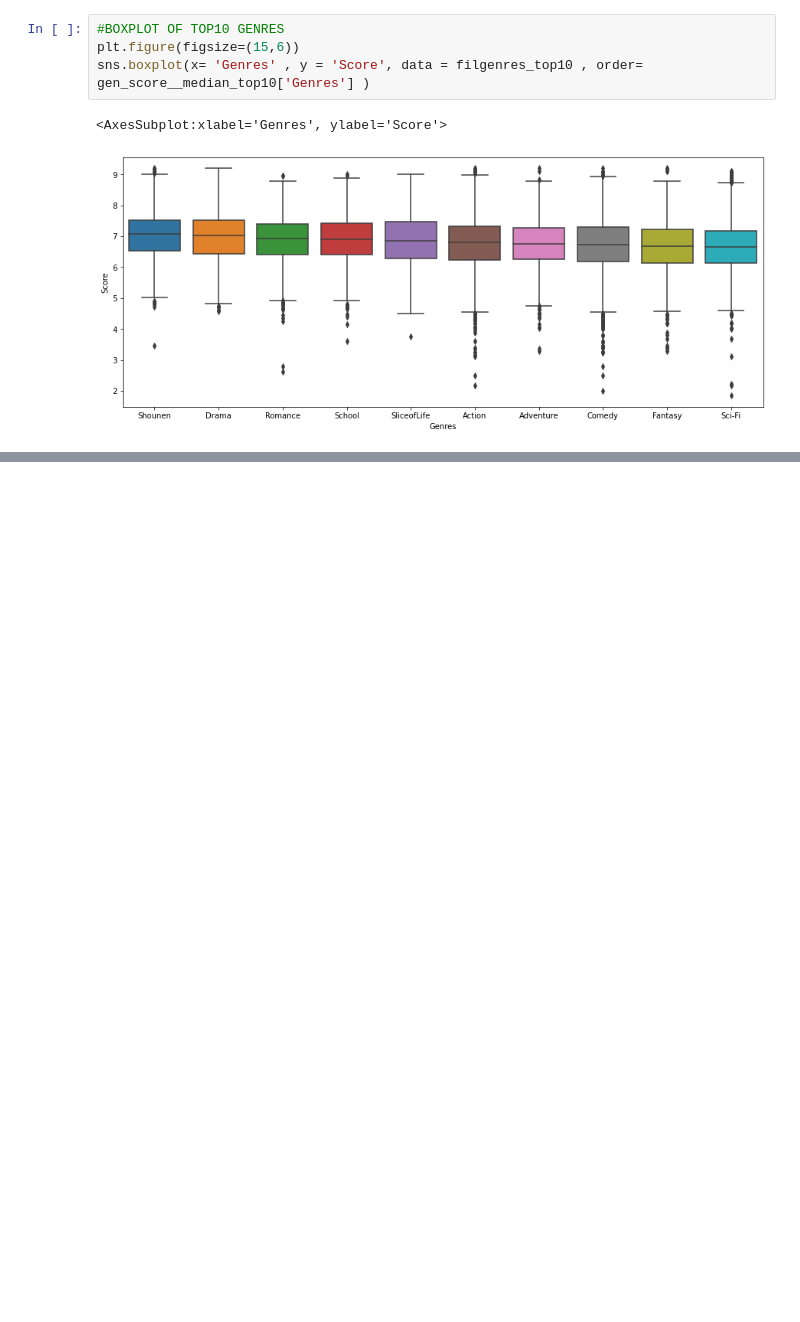
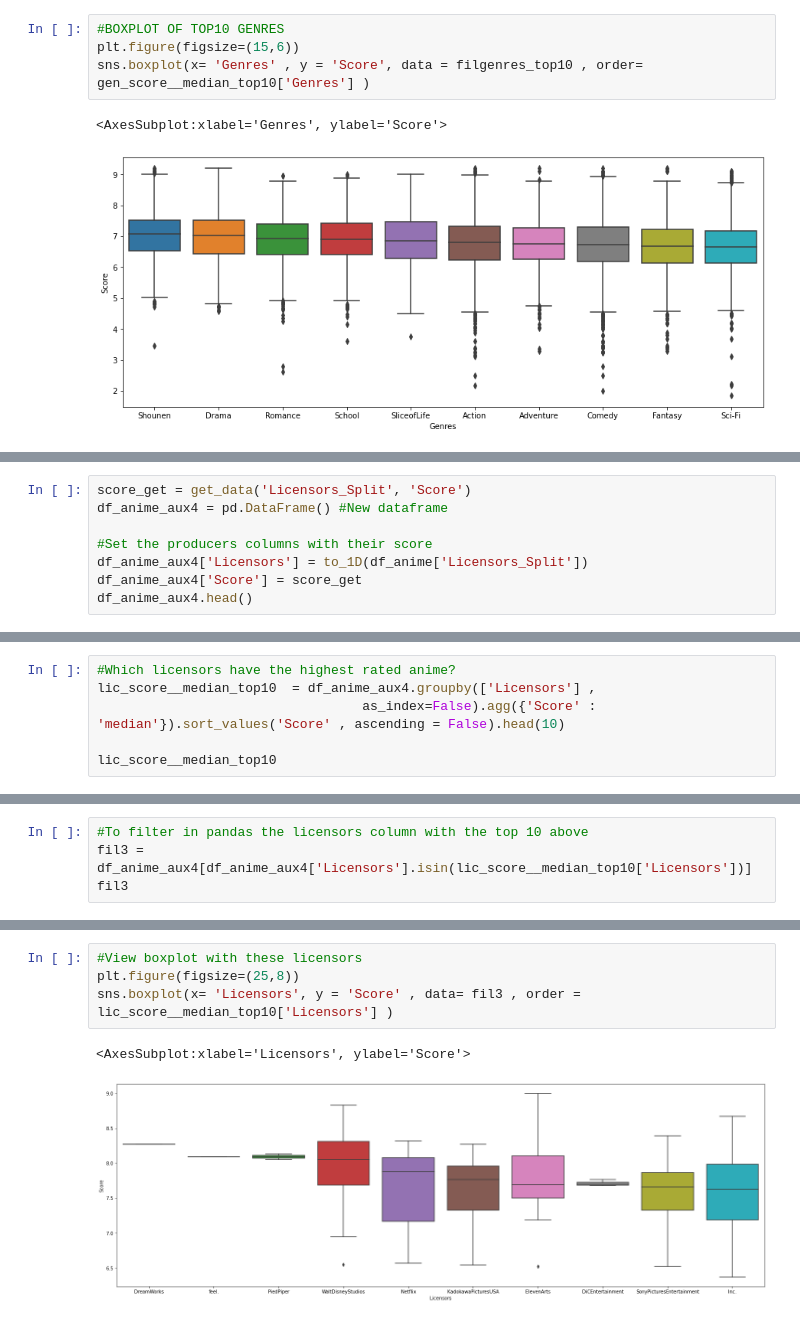
Before and after one commit to saksh-sys/EDA-project, a Jupyter notebook: anime.ipynb, the cells around one changed output, grey strips where cells are left out. Cells and saved outputs as stored; diff of their text form; blank space fills up the shorter version.

```diff
--- a/anime.ipynb
+++ b/anime.ipynb
@@ -732,0 +876,8 @@ sns.boxplot(x= 'Genres' , y = 'Score', data = filgenres_top10 , order= gen_score
+# %%
+score_get = get_data('Licensors_Split', 'Score')
+df_anime_aux4 = pd.DataFrame() #New dataframe
+
+#Set the producers columns with their score
+df_anime_aux4['Licensors'] = to_1D(df_anime['Licensors_Split'])
+df_anime_aux4['Score'] = score_get
+df_anime_aux4.head()
@@ -732,0 +891,6 @@ sns.boxplot(x= 'Genres' , y = 'Score', data = filgenres_top10 , order= gen_score
+# %%
+#Which licensors have the highest rated anime?
+lic_score__median_top10  = df_anime_aux4.groupby(['Licensors'] ,
+                                  as_index=False).agg({'Score' : 'median'}).sort_values('Score' , ascending = False).head(10)
+
+lic_score__median_top10
@@ -732,0 +909,4 @@ sns.boxplot(x= 'Genres' , y = 'Score', data = filgenres_top10 , order= gen_score
+# %%
+#To filter in pandas the licensors column with the top 10 above
+fil3 = df_anime_aux4[df_anime_aux4['Licensors'].isin(lic_score__median_top10['Licensors'])]
+fil3
@@ -732,0 +927,7 @@ sns.boxplot(x= 'Genres' , y = 'Score', data = filgenres_top10 , order= gen_score
+# %%
+#View boxplot with these licensors
+plt.figure(figsize=(25,8))
+sns.boxplot(x= 'Licensors', y = 'Score' , data= fil3 , order = lic_score__median_top10['Licensors'] )
+# %% [output]
+<AxesSubplot:xlabel='Licensors', ylabel='Score'>
+[figure, added]
```
Also changed, not shown: parts of 54 cells of this notebook.
